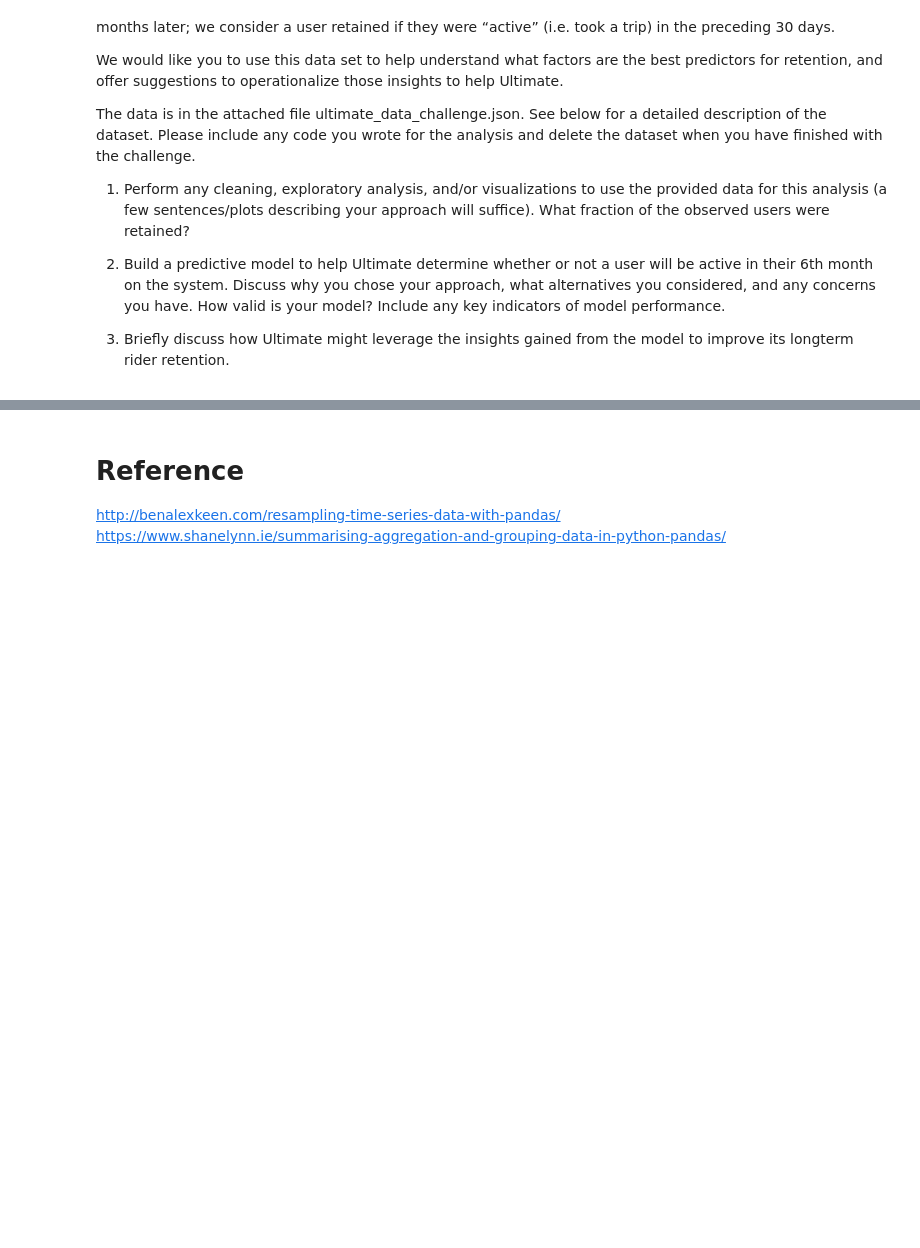
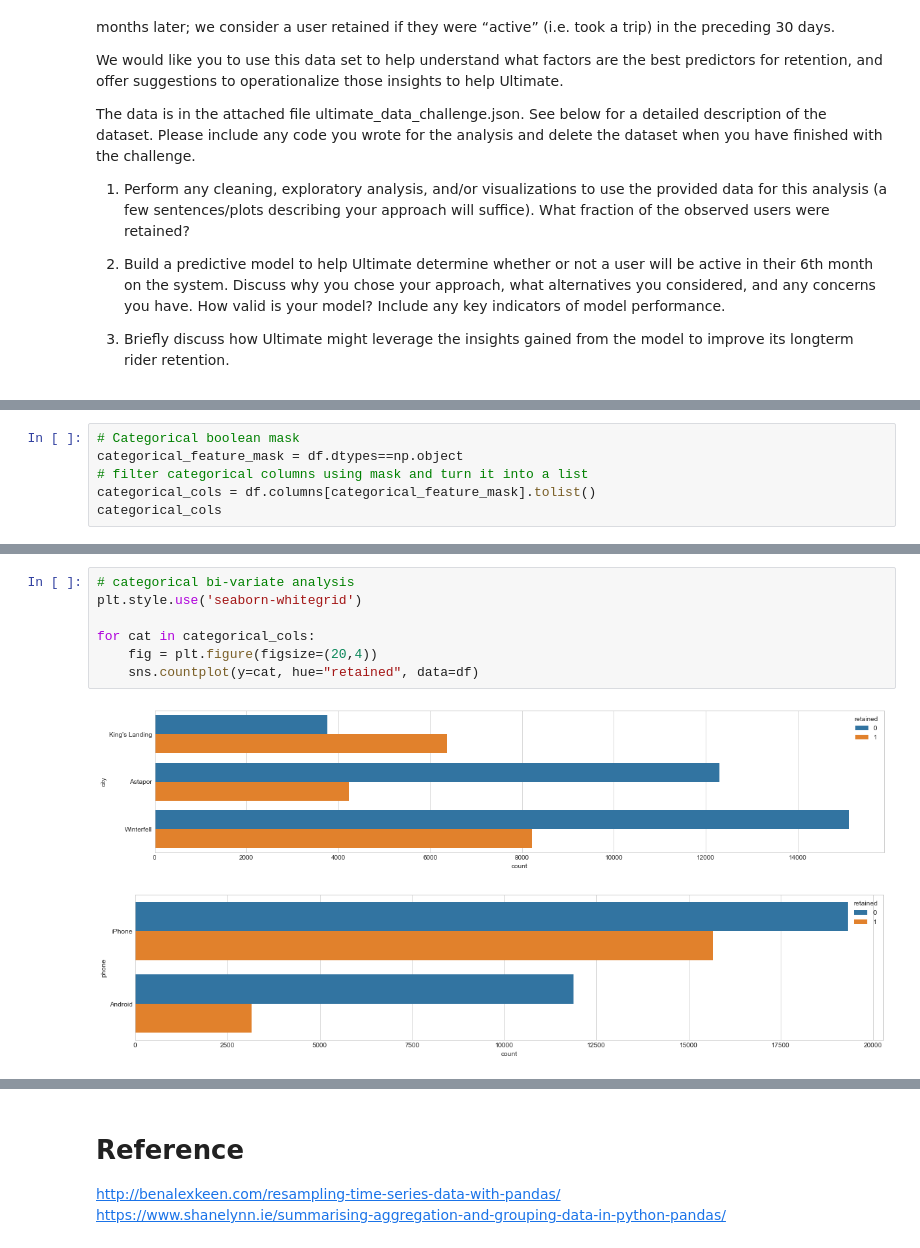
Before and after one commit to ahrimhan/springboard-course, a Jupyter notebook: take-home-challenge/ultimate_challenge/ultimate_takehome_challenge.ipynb, the cells around one changed output, grey strips where cells are left out. Drawn from its saved outputs; the diff is of its cells as text; blank space fills up the shorter version.

```diff
--- a/take-home-challenge/ultimate_challenge/ultimate_takehome_challenge.ipynb
+++ b/take-home-challenge/ultimate_challenge/ultimate_takehome_challenge.ipynb
@@ -363,0 +493,6 @@ memory usage: 4.2+ MB
+# %%
+# Categorical boolean mask
+categorical_feature_mask = df.dtypes==np.object
+# filter categorical columns using mask and turn it into a list
+categorical_cols = df.columns[categorical_feature_mask].tolist()
+categorical_cols
@@ -363,0 +590,10 @@ memory usage: 4.2+ MB
+# %%
+# categorical bi-variate analysis
+plt.style.use('seaborn-whitegrid')
+
+for cat in categorical_cols:
+    fig = plt.figure(figsize=(20,4))
+    sns.countplot(y=cat, hue="retained", data=df)
+# %% [output]
+[figure, added]
+[figure, added]
```
Also changed, not shown: parts of 97 cells of this notebook.
